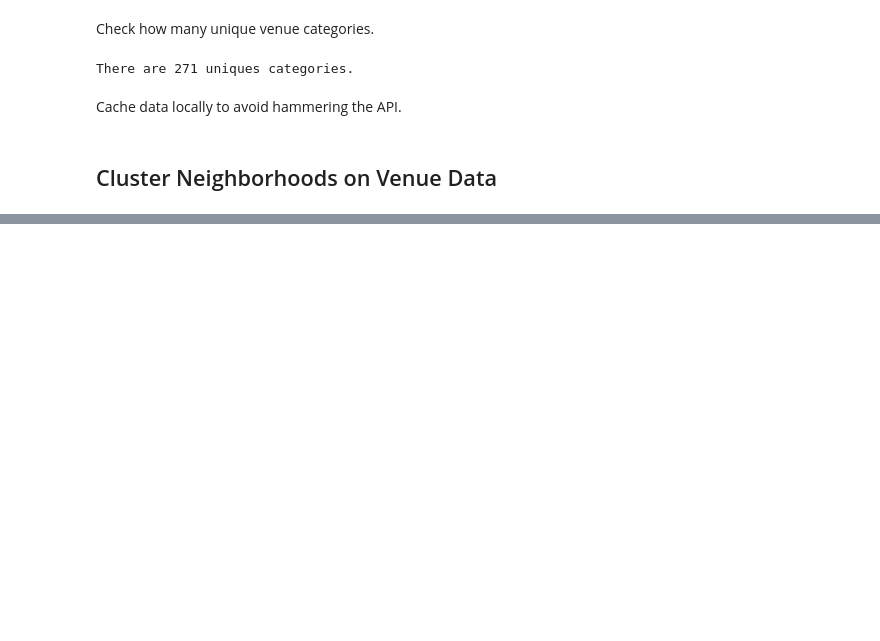
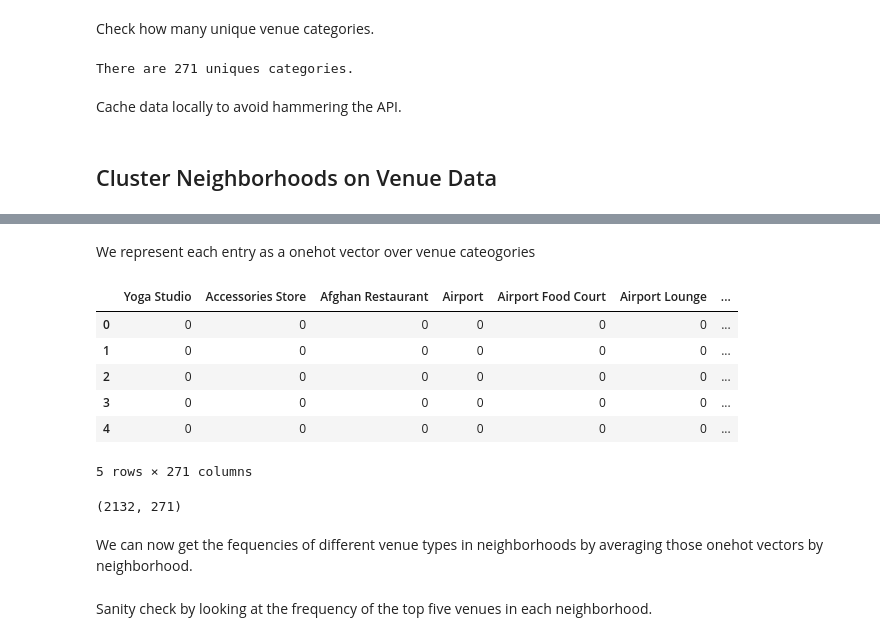
Before and after one commit to bkeej/Coursera_Capstone, a Jupyter notebook: applied_data_science_capstone.ipynb, the cells around one changed output, grey strips where cells are left out. Saved outputs shown, nothing was run; the diff lists cells and outputs as text; code cells hidden in the pictures; blank space fills up the shorter version.

```diff
--- a/applied_data_science_capstone.ipynb
+++ b/applied_data_science_capstone.ipynb
@@ -237,0 +241,3 @@ toronto_venues.to_csv('toronto_venues.csv', encoding='utf-8', index = False)
+# %%
+toronto_venues = pd.read_csv('toronto_venues.csv')
+toronto_venues.head()
@@ -237,0 +251,28 @@ toronto_venues.to_csv('toronto_venues.csv', encoding='utf-8', index = False)
+# %% [markdown]
+We represent each entry as a onehot vector over venue cateogories
+# %%
+# one hot encoding
+toronto_onehot = pd.get_dummies(toronto_venues[['Venue Category']], prefix="", prefix_sep="")
+
+# add neighborhood column back to dataframe
+toronto_onehot['Neighborhood'] = toronto_venues['Neighborhood']
+
+# move neighborhood column to the first column
+fixed_columns = [toronto_onehot.columns[-1]] + list(toronto_onehot.columns[:-1])
+toronto_onehot = toronto_onehot[fixed_columns]
+
+toronto_onehot.head()
+# %% [output]
+|  | Yoga Studio | Accessories Store | Afghan Restaurant | Airport | Airport Food Court | Airport Lounge | ... |
+| 0 | 0 | 0 | 0 | 0 | 0 | 0 | ... |
+| 1 | 0 | 0 | 0 | 0 | 0 | 0 | ... |
+| 2 | 0 | 0 | 0 | 0 | 0 | 0 | ... |
+| 3 | 0 | 0 | 0 | 0 | 0 | 0 | ... |
+| 4 | 0 | 0 | 0 | 0 | 0 | 0 | ... |
+5 rows × 271 columns
+# %%
+toronto_onehot.shape
+# %% [output]
+(2132, 271)
+# %% [markdown]
+We can now get the fequencies of different venue types in neighborhoods by averaging those onehot vectors by neighborhood.
@@ -237,0 +281,2 @@ toronto_venues.to_csv('toronto_venues.csv', encoding='utf-8', index = False)
+# %% [markdown]
+Sanity check by looking at the frequency of the top five venues in each neighborhood.
```
Also changed, not shown: parts of 23 cells of this notebook.
